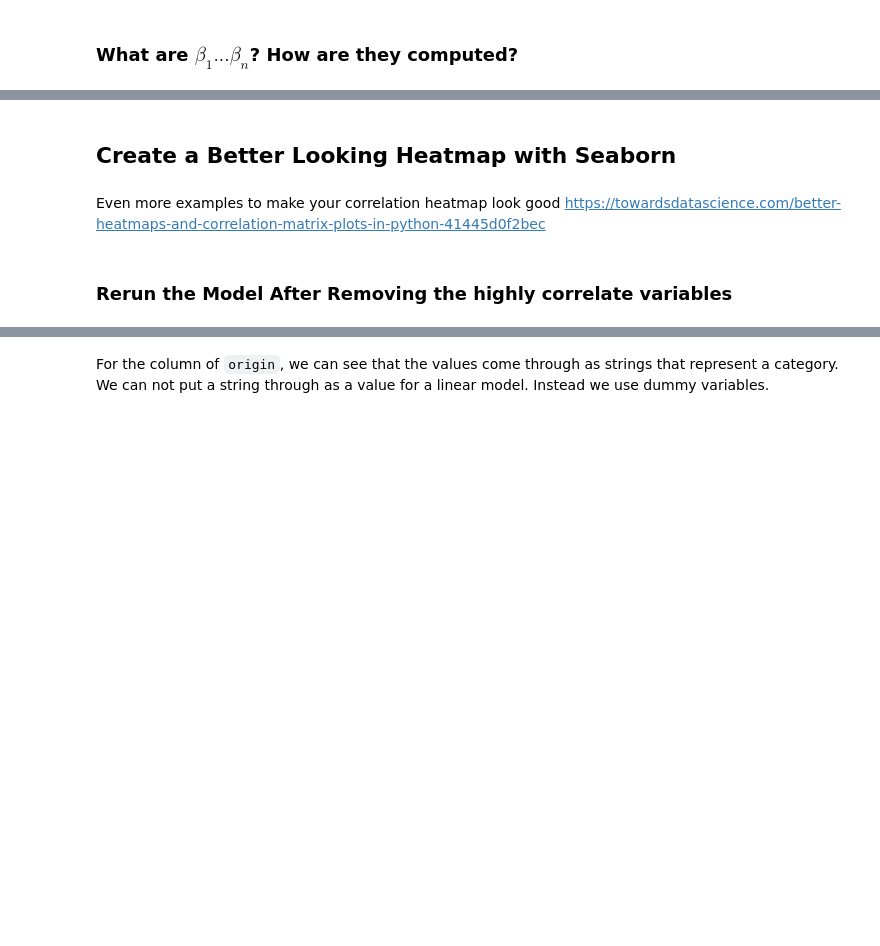
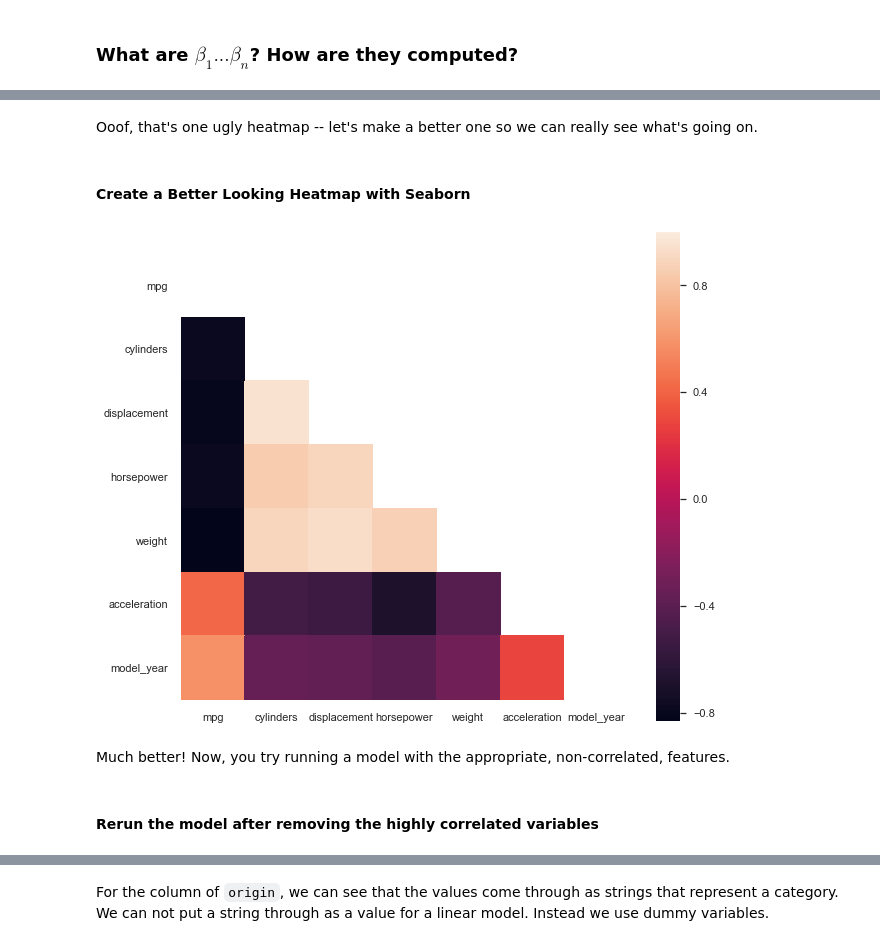
Before and after one commit to h-parker/lecture-materials, a Jupyter notebook: multiple-linear-regression.ipynb, the cells around one changed output, grey strips where cells are left out. Saved outputs shown, nothing was run; the diff lists cells and outputs as text; code cells hidden in the pictures; blank space fills up the shorter version.

```diff
--- a/multiple-linear-regression.ipynb
+++ b/multiple-linear-regression.ipynb
@@ -180,2 +191,4 @@ plt.show()
+# %% [markdown]
+Ooof, that's one ugly heatmap -- let's make a better one so we can really see what's going on.
 # %% [markdown]
-## Create a Better Looking Heatmap with Seaborn
+#### Create a Better Looking Heatmap with Seaborn
@@ -216,8 +195,31 @@ CorrMtx(corr, dropDuplicates = True)
-# %% [markdown]
-Even more examples to make your correlation heatmap look good
-https://towardsdatascience.com/better-heatmaps-and-correlation-matrix-plots-in-python-41445d0f2bec
+# %%
+# Set up  matplotlib figure (might have to play around with the
+# figsize if your labels aren't so legible and you don't want
+# to mess with the labels using matplotlib)
+f, ax = plt.subplots(figsize=(10, 9))
+
+# Create an upper triangular matrix to use to get rid of duplicate/
+# useless values
+mask = np.zeros_like(df.corr())
+mask[np.triu_indices_from(mask)] = True
+
+# plot the heatmap
+with sns.axes_style("white"):
+    ax = sns.heatmap(df.corr(), mask=mask, square=True)
+
+# fix for mpl bug that cuts off top/bottom of seaborn viz
+# credit: https://github.com/mwaskom/seaborn/issues/1773 SalMac86's post
+b, t = plt.ylim() # discover the values for bottom and top
+b += 0.5 # Add 0.5 to the bottom
+t -= 0.5 # Subtract 0.5 from the top
+plt.ylim(b, t) # update the ylim(bottom, top) values
+plt.show() # ta-da!
+# %% [output]
+[figure, added]
+# %% [markdown]
+Much better! Now, you try running a model with the appropriate, non-correlated, features.
 # %% [markdown]
-### Rerun the Model After Removing the highly correlate variables
+#### Rerun the model after removing the highly correlated variables
 # %%
 mlr_model = ols(formula='mpg~____', data=____).fit()
 mlr_model.____()
```
Also changed, not shown: parts of 57 cells of this notebook.
